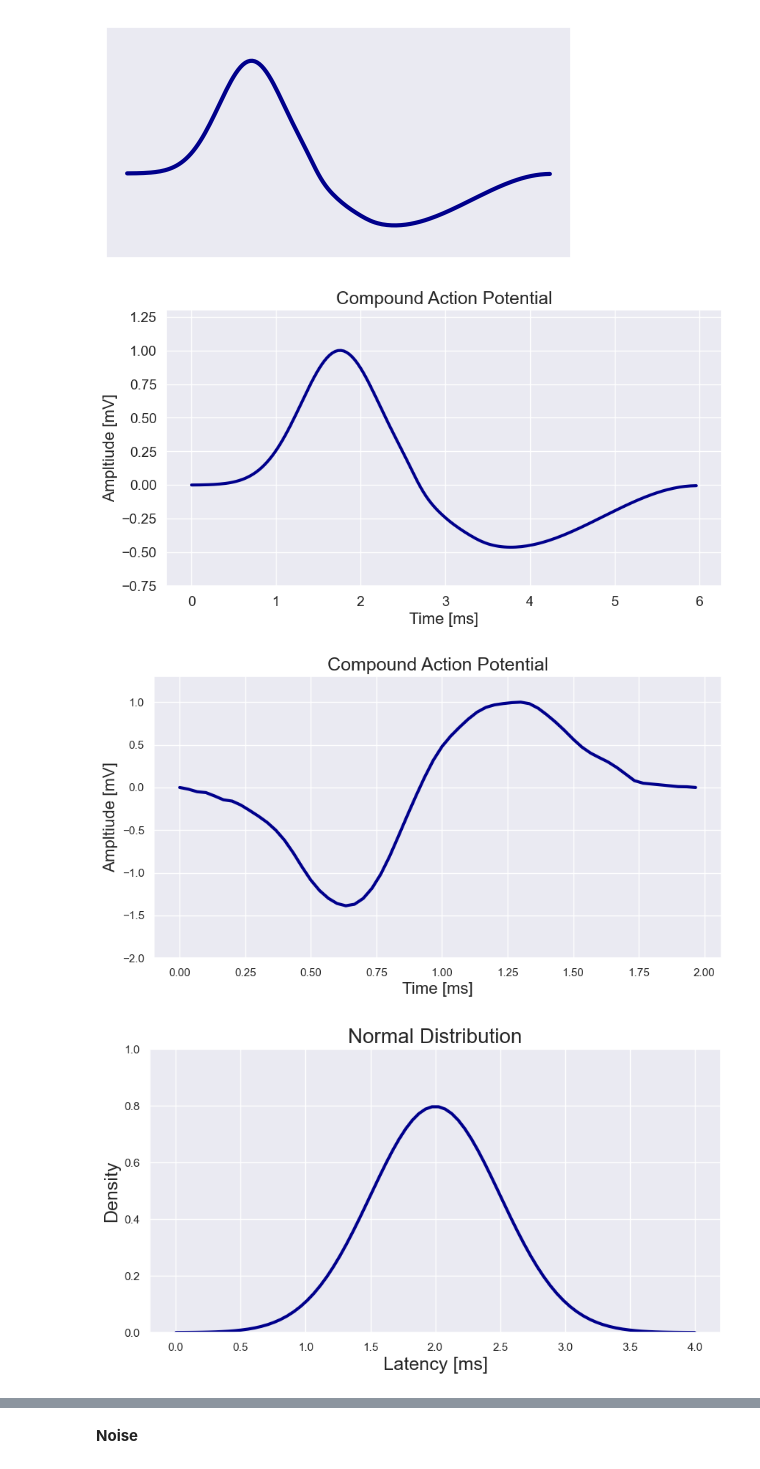
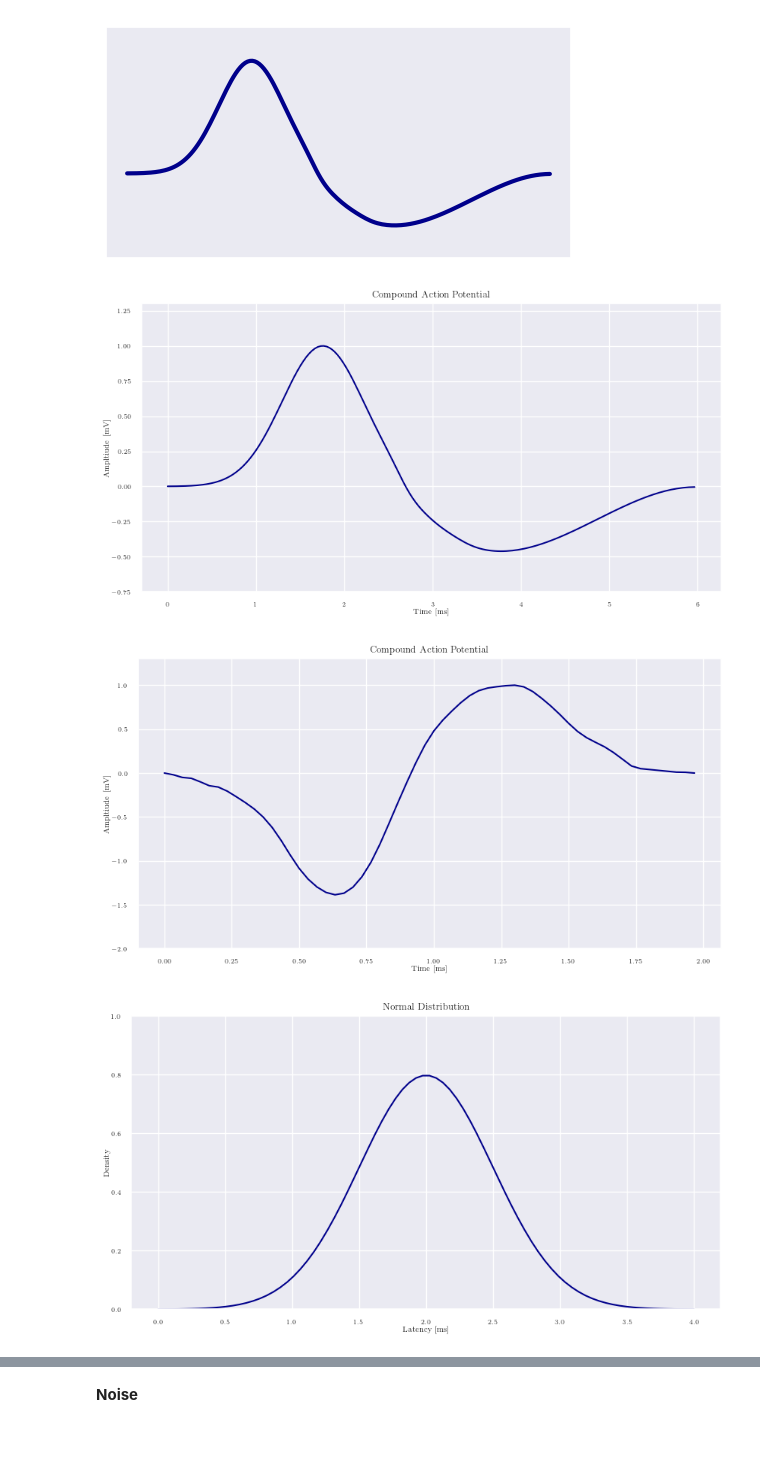
Before and after one commit to TheresaDF/NeuronSpikeEye, a Jupyter notebook: src/visualizations/simulated_data.ipynb, the cells around one changed output, grey strips where cells are left out. Cells and saved outputs as stored; diff of their text form; code cells hidden in the pictures; blank space fills up the shorter version.

Commit message:
changed layout of figures

```diff
--- a/src/visualizations/simulated_data.ipynb
+++ b/src/visualizations/simulated_data.ipynb
@@ -28,23 +55,21 @@ plt.show()
 # %%
 SA_options1 = np.load("../data/noise_files_sim_data/SA_time.npy")
 SA_options2 = np.load("../data/noise_files_sim_data/SA_channel.npy")
-plt.rcParams['xtick.labelsize'] = 14
-plt.rcParams['ytick.labelsize'] = 14
 
 x_axis = np.arange(0, 300) / 30
-plt.figure(figsize=(10, 5))
-plt.plot(x_axis, SA_options1.T)
-plt.xlabel("Time [ms]", fontdict={"fontsize": 16})
-plt.ylabel("Ampltiude [mV]", fontdict={"fontsize": 16})
-plt.title("Mean SA across Time", fontdict={"fontsize": 18})
-plt.savefig("../../../figures/stim_data_SA_time.pdf")
+fig = plt.figure(figsize=(10, 5))
+plt.plot(x_axis, SA_options1.T, linewidth = 0.5)
+plt.xlabel("Time [ms]")
+plt.ylabel("Ampltiude [mV]")
+plt.title("Mean SA across Time")
 plt.show()
+savefig(fig, "stim_data_SA_time", width=2.8, height=1.5)
 
-plt.figure(figsize=(10, 5))
-plt.plot(x_axis, SA_options2.T)
-plt.xlabel("Time [ms]", fontdict={"fontsize": 16})
-plt.ylabel("Ampltiude [mV]", fontdict={"fontsize": 16})
-plt.title("Mean SA across Channel", fontdict={"fontsize": 18})
-plt.savefig("../../../figures/stim_data_SA_channel.pdf")
+fig = plt.figure(figsize=(10, 5))
+plt.plot(x_axis, SA_options2.T, linewidth = 0.5)
+plt.xlabel("Time [ms]")
+plt.ylabel("Ampltiude [mV]")
+plt.title("Mean SA across Channel")
 plt.show()
+savefig(fig, "stim_data_SA_channel", width=2.8, height=1.5)
 # %% [output]
@@ -81,45 +107,49 @@ Y /= np.max(Y)
 # Y *= 30
 
 x_axis = np.arange(0, len(Y)) / 30
-plt.figure(figsize = (10, 5))
-plt.plot(x_axis, Y, linewidth = 3, color = "darkblue")
+fig = plt.figure(figsize = (10, 5))
+plt.plot(x_axis, Y, linewidth = 1.5, color = "darkblue")
 plt.ylim([-0.75, 1.3])
-plt.xlabel("Time [ms]", fontdict={"fontsize": 16})
-plt.ylabel("Ampltiude [mV]", fontdict={"fontsize": 16})
-plt.title("Compound Action Potential", fontdict={"fontsize": 18})
+plt.xlabel("Time [ms]")
+plt.ylabel("Ampltiude [mV]")
+plt.title("Compound Action Potential")
 plt.savefig("../../../figures/stim_data_CAP_report.pdf")
 plt.show()
+
+savefig(fig, "stim_data_CAP_report", width=2.8, height=1.5)
 # %% [output]
-[figure, old version]
+[figure, new version]
 # %%
 Y = np.load("../data/noise_files_sim_data/CAP2.npy")
 
 x_axis = np.arange(0, len(Y)) / 30
-plt.figure(figsize = (10, 5))
-plt.plot(x_axis, Y, linewidth = 3, color = "darkblue")
+fig = plt.figure(figsize = (10, 5))
+plt.plot(x_axis, Y, linewidth = 1.5, color = "darkblue")
 plt.ylim([-2, 1.3])
-plt.xlabel("Time [ms]", fontdict={"fontsize": 16})
-plt.ylabel("Ampltiude [mV]", fontdict={"fontsize": 16})
-plt.title("Compound Action Potential", fontdict={"fontsize": 18})
-plt.savefig("../../../figures/stim_data_CAP2_report.pdf")
+plt.xlabel("Time [ms]")
+plt.ylabel("Ampltiude [mV]")
+plt.title("Compound Action Potential")
 plt.show()
+
+savefig(fig, "stim_data_CAP2_report", width=2.8, height=1.5)
 # %% [output]
-[figure, old version]
+[figure, new version]
 # %%
 # draw from normal distribution
 normal = norm.pdf(np.linspace(-2, 2, 80), 0, 0.5)
 
 x_axis = np.arange(0, len(Y)) / 30
-plt.figure(figsize = (10, 5))
-plt.plot(np.linspace(0, 4, 80), normal, linewidth = 3, color = "darkblue")
+fig = plt.figure(figsize = (10, 5))
+plt.plot(np.linspace(0, 4, 80), normal, linewidth = 1.5, color = "darkblue")
 plt.ylim([0, 1])
-plt.xlabel("Latency [ms]", fontdict={"fontsize": 18})
-plt.ylabel("Density", fontdict={"fontsize": 18})
-plt.title("Normal Distribution", fontdict={"fontsize": 20})
-plt.savefig("../../../figures/normal_dist.pdf")
+plt.xlabel("Latency [ms]")
+plt.ylabel("Density")
+plt.title("Normal Distribution")
 plt.show()
+
+savefig(fig, "normal_dist", width=1.65, height = 1.65 * 0.55)
 # %% [output]
-[figure, old version]
+[figure, new version]
 # %%
 # draw from normal distribution
 log_normal = lognorm.pdf(np.linspace(0, 4, 80), 1, scale = 0.8)
```
Also changed, not shown: parts of 14 cells of this notebook, 1 other file.
